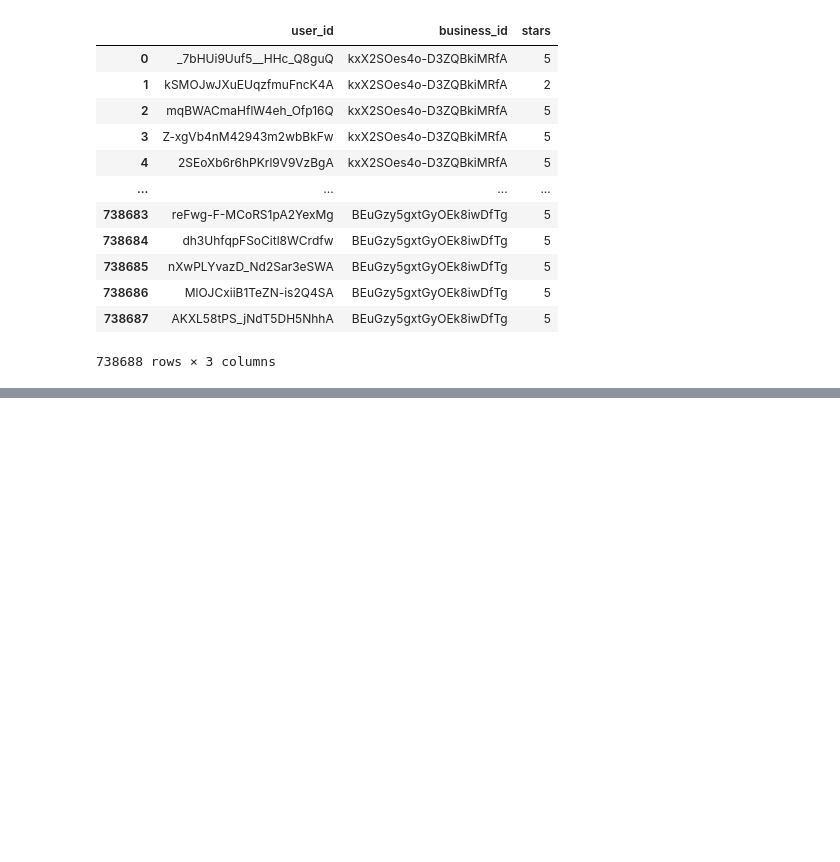
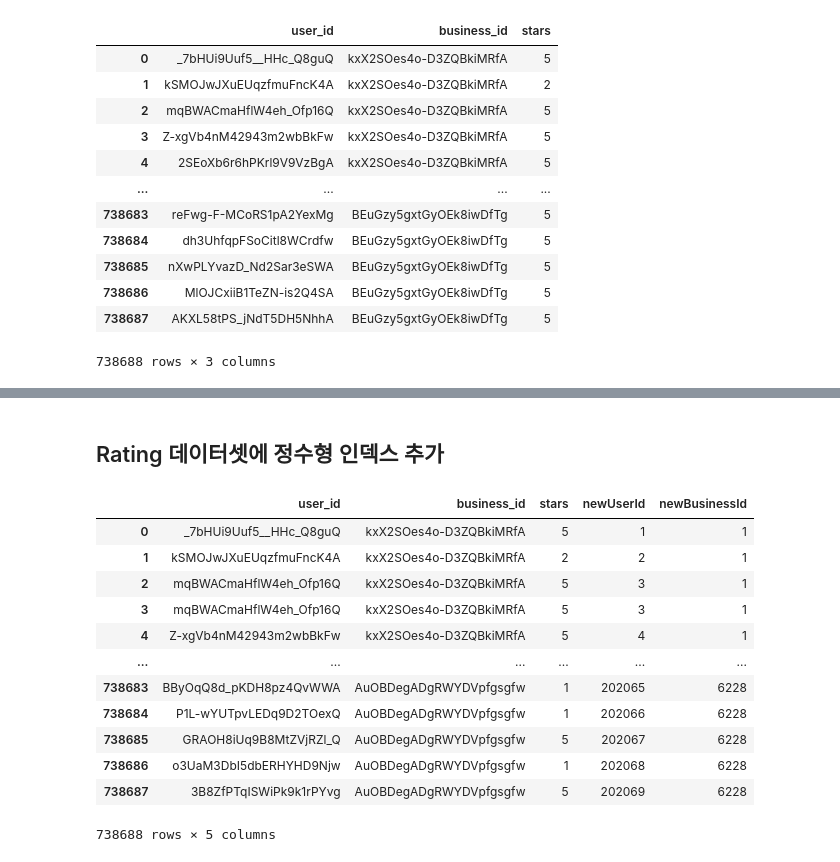
Before and after one commit to worldone-web/Team-Travel-4, a Jupyter notebook: DataPreprocess/Review_Preprocessing.ipynb, the cells around one changed output, grey strips where cells are left out. Cells and saved outputs as stored; diff of their text form; code cells hidden in the pictures; blank space fills up the shorter version.

Commit message:
Feat: Rating, Checkin 데이터셋 분리

```diff
--- a/DataPreprocess/Review_Preprocessing.ipynb
+++ b/DataPreprocess/Review_Preprocessing.ipynb
@@ -90,6 +96,6 @@ df_join.head()
 # %%
-df_review = pd.read_csv("philadelphia_reviews.csv")
-df_review
+ratingDF = pd.read_csv("philadelphia_rating_raw.csv")
+ratingDF
 # %% [output]
 |  | user_id | business_id | stars |
 | 0 | _7bHUi9Uuf5__HHc_Q8guQ | kxX2SOes4o-D3ZQBkiMRfA | 5 |
@@ -145,0 +152,5 @@ for bid in bids:
+# %%
+users = ratingDF.user_id.unique()
+userDF = pd.DataFrame(data=users, columns=["originalUserId"])
+userDF["newUserId"] = userDF.index + 1
+userDF
@@ -145,0 +173,5 @@ for bid in bids:
+# %%
+businesses = ratingDF.business_id.unique()
+businessDF = pd.DataFrame(data=businesses, columns=["originalBusinessId"])
+businessDF["newBusinessId"] = businessDF.index + 1
+businessDF
@@ -145,0 +192,24 @@ for bid in bids:
+# %% [markdown]
+## Rating 데이터셋에 정수형 인덱스 추가
+# %%
+ratingDF = ratingDF.merge(userDF, left_on="user_id", right_on="originalUserId")
+ratingDF.drop(labels="originalUserId", axis=1, inplace=True)
+
+ratingDF = ratingDF.merge(businessDF, left_on="business_id", right_on="originalBusinessId")
+ratingDF.drop(labels="originalBusinessId", axis=1, inplace=True)
+
+ratingDF
+# %% [output]
+|  | user_id | business_id | stars | newUserId | newBusinessId |
+| 0 | _7bHUi9Uuf5__HHc_Q8guQ | kxX2SOes4o-D3ZQBkiMRfA | 5 | 1 | 1 |
+| 1 | kSMOJwJXuEUqzfmuFncK4A | kxX2SOes4o-D3ZQBkiMRfA | 2 | 2 | 1 |
+| 2 | mqBWACmaHflW4eh_Ofp16Q | kxX2SOes4o-D3ZQBkiMRfA | 5 | 3 | 1 |
+| 3 | mqBWACmaHflW4eh_Ofp16Q | kxX2SOes4o-D3ZQBkiMRfA | 5 | 3 | 1 |
+| 4 | Z-xgVb4nM42943m2wbBkFw | kxX2SOes4o-D3ZQBkiMRfA | 5 | 4 | 1 |
+| ... | ... | ... | ... | ... | ... |
+| 738683 | BByOqQ8d_pKDH8pz4QvWWA | AuOBDegADgRWYDVpfgsgfw | 1 | 202065 | 6228 |
+| 738684 | P1L-wYUTpvLEDq9D2TOexQ | AuOBDegADgRWYDVpfgsgfw | 1 | 202066 | 6228 |
+| 738685 | GRAOH8iUq9B8MtZVjRZl_Q | AuOBDegADgRWYDVpfgsgfw | 5 | 202067 | 6228 |
+| 738686 | o3UaM3DbI5dbERHYHD9Njw | AuOBDegADgRWYDVpfgsgfw | 1 | 202068 | 6228 |
+| 738687 | 3B8ZfPTqISWiPk9k1rPYvg | AuOBDegADgRWYDVpfgsgfw | 5 | 202069 | 6228 |
+738688 rows × 5 columns
```
Also changed, not shown: parts of 38 cells of this notebook.
